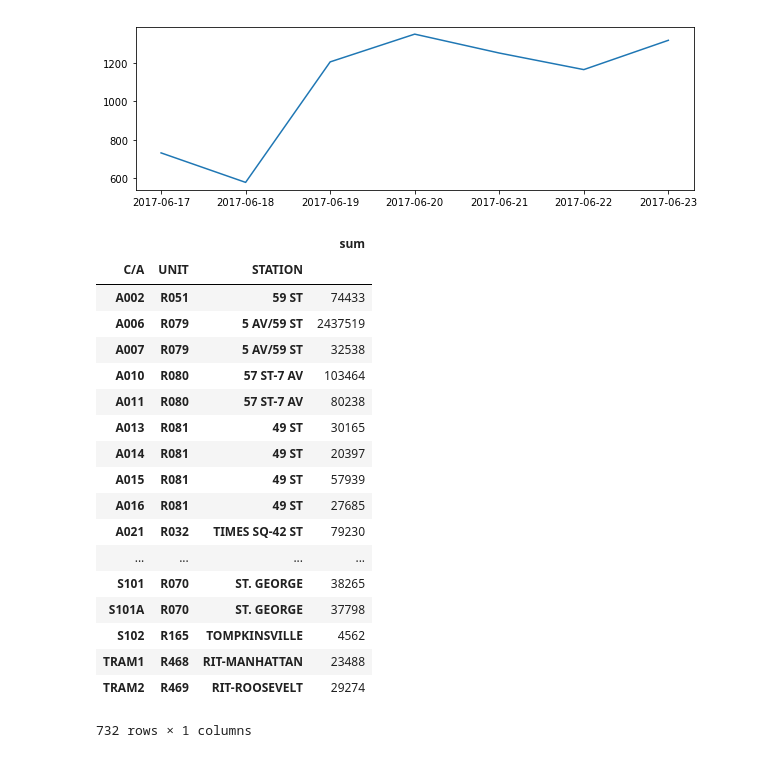
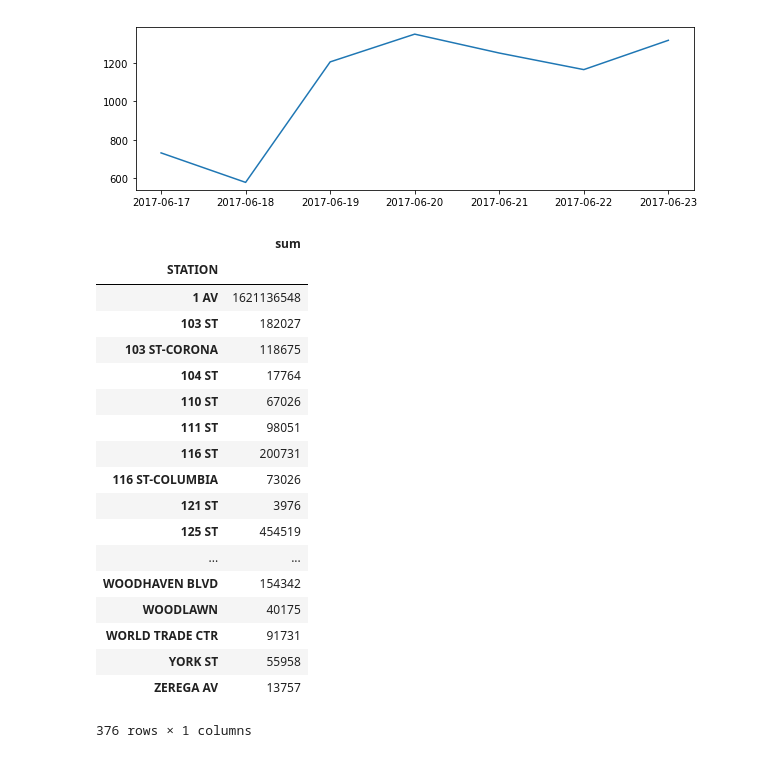
Before and after one commit to ameerbajwa/Benson, a Jupyter notebook: benson_code_Rachel.ipynb, the cells around one changed output. Saved outputs shown, nothing was run; the diff lists cells and outputs as text; code cells hidden in the pictures.

```diff
--- a/benson_code_Rachel.ipynb
+++ b/benson_code_Rachel.ipynb
@@ -12,4 +12,4 @@ pd.set_option('display.max_columns', None)
 pd.set_option('display.max_rows', 25)
 pd.set_option('display.precision', 3)
 # %%
-df = pd.read_csv('http://web.mta.info/developers/data/nyct/turnstile/turnstile_170624.txt')
+df1 = pd.read_csv('http://web.mta.info/developers/data/nyct/turnstile/turnstile_170624.txt')
@@ -26,0 +16,6 @@ df.head()
+# %%
+df1.head()
+
+df1.rename(columns={'EXITS                                                               ': 'EXITS'}, inplace=True)
+df1.columns[-1]
+#df.STATION.unique()
@@ -26,0 +24,3 @@ df.head()
+# %%
+df=df1[(df1.STATION=='TIMES SQ-42 ST')| (df1.STATION=='FLUSHING-MAIN' )| (df1.STATION=='ATL AV-BARCLAY')]
+#df.STATION.unique()
@@ -133,26 +142,27 @@ plt.plot(date_00,counts_00)
 [<matplotlib.lines.Line2D at 0x...>]
 [figure]
 # %%
-
-station_entry_week_count=entry_date_count.groupby(['C/A','UNIT','STATION']).ENTRIES.agg(['sum'])
+#group all entries by station#
+#station_entry_week_count=entry_date_count.groupby(['C/A','UNIT','STATION']).ENTRIES.agg(['sum'])
+station_entry_week_count=entry_date_count.groupby('STATION').ENTRIES.agg(['sum'])
 station_entry_week_count
 # %% [output]
-|  |  |  | sum |
-| C/A | UNIT | STATION |  |
-| A002 | R051 | 59 ST | 74433 |
-| A006 | R079 | 5 AV/59 ST | 2437519 |
-| A007 | R079 | 5 AV/59 ST | 32538 |
-| A010 | R080 | 57 ST-7 AV | 103464 |
-| A011 | R080 | 57 ST-7 AV | 80238 |
-| A013 | R081 | 49 ST | 30165 |
-| A014 | R081 | 49 ST | 20397 |
-| A015 | R081 | 49 ST | 57939 |
-| A016 | R081 | 49 ST | 27685 |
-| A021 | R032 | TIMES SQ-42 ST | 79230 |
-| ... | ... | ... | ... |
-| S101 | R070 | ST. GEORGE | 38265 |
-| S101A | R070 | ST. GEORGE | 37798 |
-| S102 | R165 | TOMPKINSVILLE | 4562 |
-| TRAM1 | R468 | RIT-MANHATTAN | 23488 |
-| TRAM2 | R469 | RIT-ROOSEVELT | 29274 |
+|  | sum |
+| STATION |  |
+| 1 AV | 1621136548 |
+| 103 ST | 182027 |
+| 103 ST-CORONA | 118675 |
+| 104 ST | 17764 |
+| 110 ST | 67026 |
+| 111 ST | 98051 |
+| 116 ST | 200731 |
+| 116 ST-COLUMBIA | 73026 |
+| 121 ST | 3976 |
+| 125 ST | 454519 |
+| ... | ... |
+| WOODHAVEN BLVD | 154342 |
+| WOODLAWN | 40175 |
+| WORLD TRADE CTR | 91731 |
+| YORK ST | 55958 |
+| ZEREGA AV | 13757 |
-732 rows × 1 columns
+376 rows × 1 columns
```
Also changed, not shown: parts of 9 cells of this notebook.
